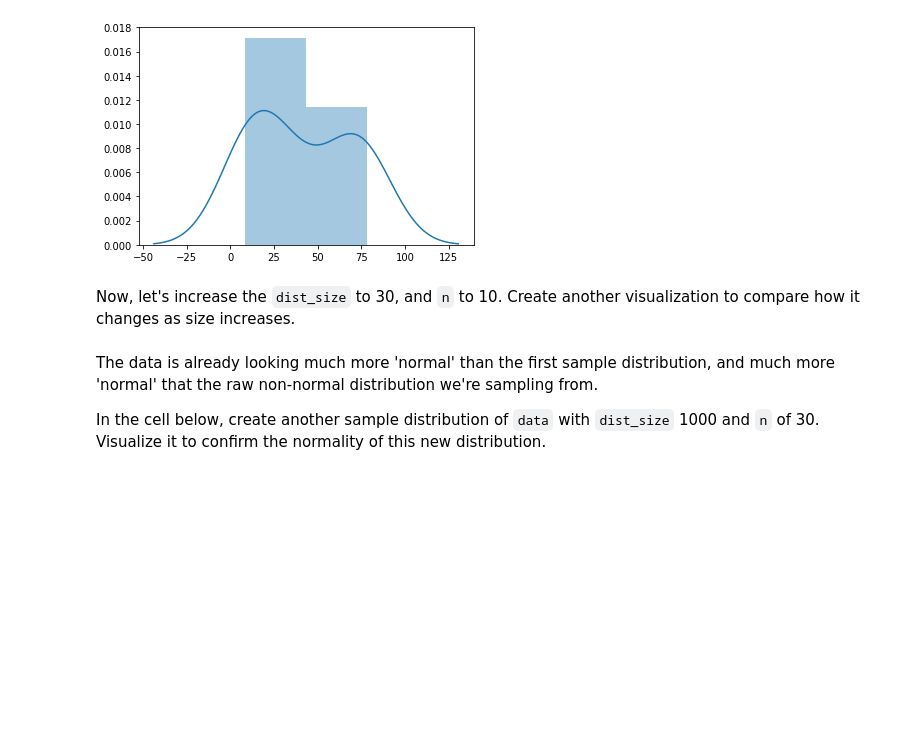
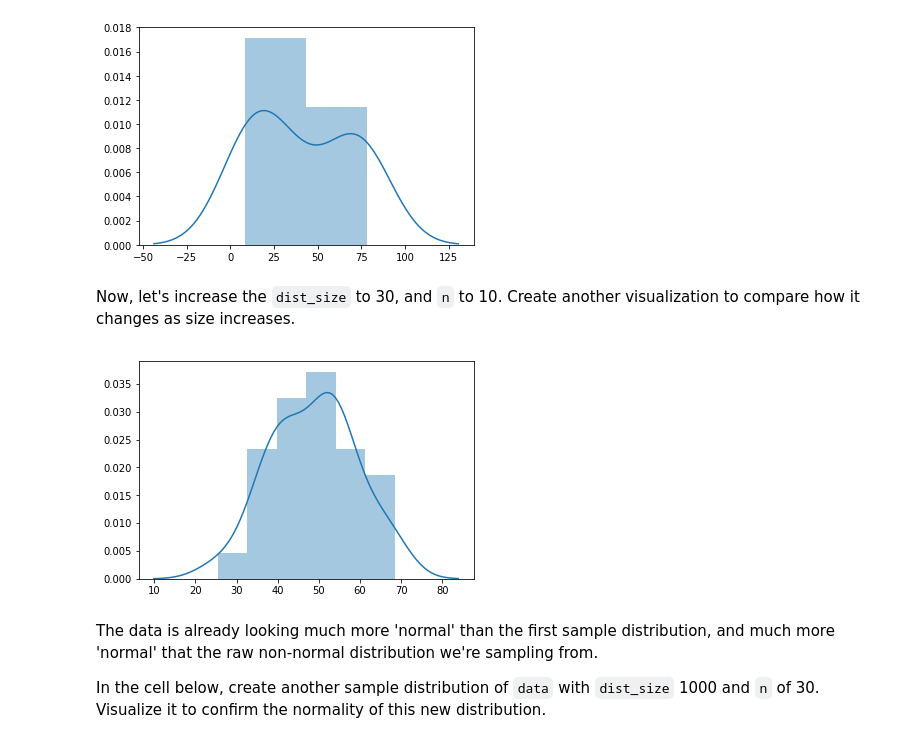
Before and after one commit to vaeb80/dsc-2-19-13-central-limit-theorem-lab-nyc-career-ds-102218, a Jupyter notebook: index.ipynb, the cells around one changed output. Cells and saved outputs as stored; diff of their text form; code cells hidden in the pictures; blank space fills up the shorter version.

```diff
--- a/index.ipynb
+++ b/index.ipynb
@@ -136,6 +136,11 @@ sns.distplot(sample_dist_10);
 [figure]
 # %% [markdown]
 Now, let's increase the `dist_size` to 30, and `n` to 10.  Create another visualization to compare how it changes as size increases.
+# %%
+sample_dist_10 = create_sample_distribution(data, 30, 10)
+sns.distplot(sample_dist_10);
+# %% [output]
+[figure, added]
 # %% [markdown]
 The data is already looking much more 'normal' than the first sample distribution, and much more 'normal' that the raw non-normal distribution we're sampling from.
 
```
Also changed, not shown: parts of 1 cell of this notebook.
